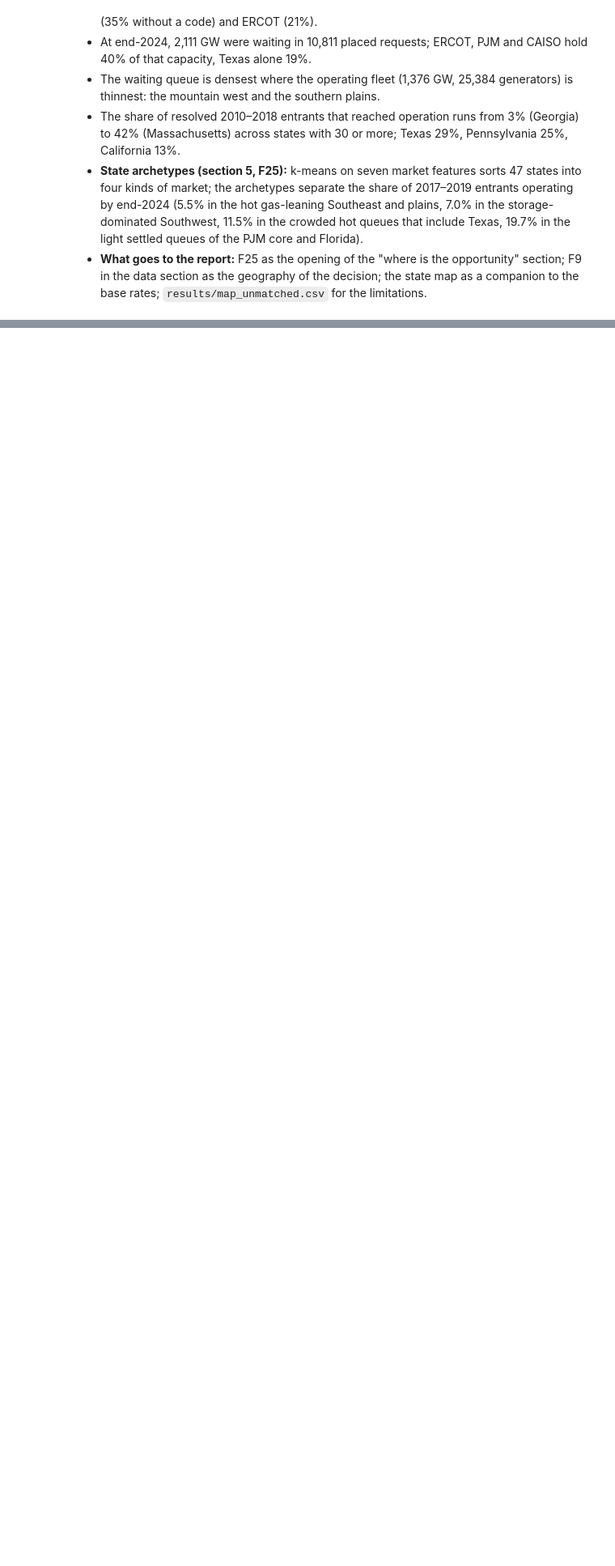
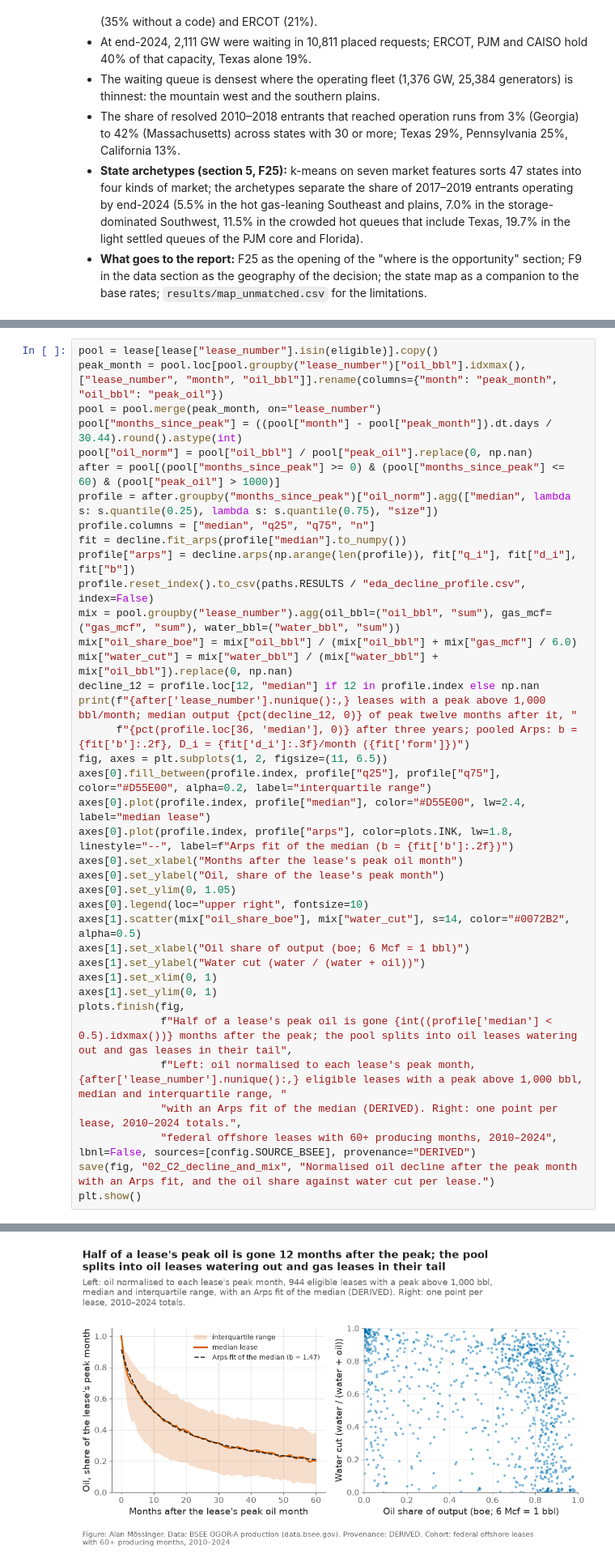
Before and after one commit to alanmossinger/Capstone, a Jupyter notebook: notebooks/02_eda.ipynb, the cells around one changed output, grey strips where cells are left out. Shown at 81% size. Saved outputs shown, nothing was run; the diff lists cells and outputs as text; blank space fills up the shorter version.

```diff
--- a/notebooks/02_eda.ipynb
+++ b/notebooks/02_eda.ipynb
@@ -1569,0 +1675,39 @@ checks
+# %%
+pool = lease[lease["lease_number"].isin(eligible)].copy()
+peak_month = pool.loc[pool.groupby("lease_number")["oil_bbl"].idxmax(), ["lease_number", "month", "oil_bbl"]].rename(columns={"month": "peak_month", "oil_bbl": "peak_oil"})
+pool = pool.merge(peak_month, on="lease_number")
+pool["months_since_peak"] = ((pool["month"] - pool["peak_month"]).dt.days / 30.44).round().astype(int)
+pool["oil_norm"] = pool["oil_bbl"] / pool["peak_oil"].replace(0, np.nan)
+after = pool[(pool["months_since_peak"] >= 0) & (pool["months_since_peak"] <= 60) & (pool["peak_oil"] > 1000)]
+profile = after.groupby("months_since_peak")["oil_norm"].agg(["median", lambda s: s.quantile(0.25), lambda s: s.quantile(0.75), "size"])
+profile.columns = ["median", "q25", "q75", "n"]
+fit = decline.fit_arps(profile["median"].to_numpy())
+profile["arps"] = decline.arps(np.arange(len(profile)), fit["q_i"], fit["d_i"], fit["b"])
+profile.reset_index().to_csv(paths.RESULTS / "eda_decline_profile.csv", index=False)
+mix = pool.groupby("lease_number").agg(oil_bbl=("oil_bbl", "sum"), gas_mcf=("gas_mcf", "sum"), water_bbl=("water_bbl", "sum"))
+mix["oil_share_boe"] = mix["oil_bbl"] / (mix["oil_bbl"] + mix["gas_mcf"] / 6.0)
+mix["water_cut"] = mix["water_bbl"] / (mix["water_bbl"] + mix["oil_bbl"]).replace(0, np.nan)
+decline_12 = profile.loc[12, "median"] if 12 in profile.index else np.nan
+print(f"{after['lease_number'].nunique():,} leases with a peak above 1,000 bbl/month; median output {pct(decline_12, 0)} of peak twelve months after it, "
+      f"{pct(profile.loc[36, 'median'], 0)} after three years; pooled Arps: b = {fit['b']:.2f}, D_i = {fit['d_i']:.3f}/month ({fit['form']})")
+fig, axes = plt.subplots(1, 2, figsize=(11, 6.5))
+axes[0].fill_between(profile.index, profile["q25"], profile["q75"], color="#D55E00", alpha=0.2, label="interquartile range")
+axes[0].plot(profile.index, profile["median"], color="#D55E00", lw=2.4, label="median lease")
+axes[0].plot(profile.index, profile["arps"], color=plots.INK, lw=1.8, linestyle="--", label=f"Arps fit of the median (b = {fit['b']:.2f})")
+axes[0].set_xlabel("Months after the lease's peak oil month")
+axes[0].set_ylabel("Oil, share of the lease's peak month")
+axes[0].set_ylim(0, 1.05)
+axes[0].legend(loc="upper right", fontsize=10)
+axes[1].scatter(mix["oil_share_boe"], mix["water_cut"], s=14, color="#0072B2", alpha=0.5)
+axes[1].set_xlabel("Oil share of output (boe; 6 Mcf = 1 bbl)")
+axes[1].set_ylabel("Water cut (water / (water + oil))")
+axes[1].set_xlim(0, 1)
+axes[1].set_ylim(0, 1)
+plots.finish(fig,
+             f"Half of a lease's peak oil is gone {int((profile['median'] < 0.5).idxmax())} months after the peak; the pool splits into oil leases watering out and gas leases in their tail",
+             f"Left: oil normalised to each lease's peak month, {after['lease_number'].nunique():,} eligible leases with a peak above 1,000 bbl, median and interquartile range, "
+             "with an Arps fit of the median (DERIVED). Right: one point per lease, 2010–2024 totals.",
+             "federal offshore leases with 60+ producing months, 2010–2024", lbnl=False, sources=[config.SOURCE_BSEE], provenance="DERIVED")
+save(fig, "02_C2_decline_and_mix", "Normalised oil decline after the peak month with an Arps fit, and the oil share against water cut per lease.")
+plt.show()
+# %% [output]
@@ -1569,0 +1715 @@ checks
+[figure, added]
```
Also changed, not shown: parts of 24 cells of this notebook, 46 other files.
